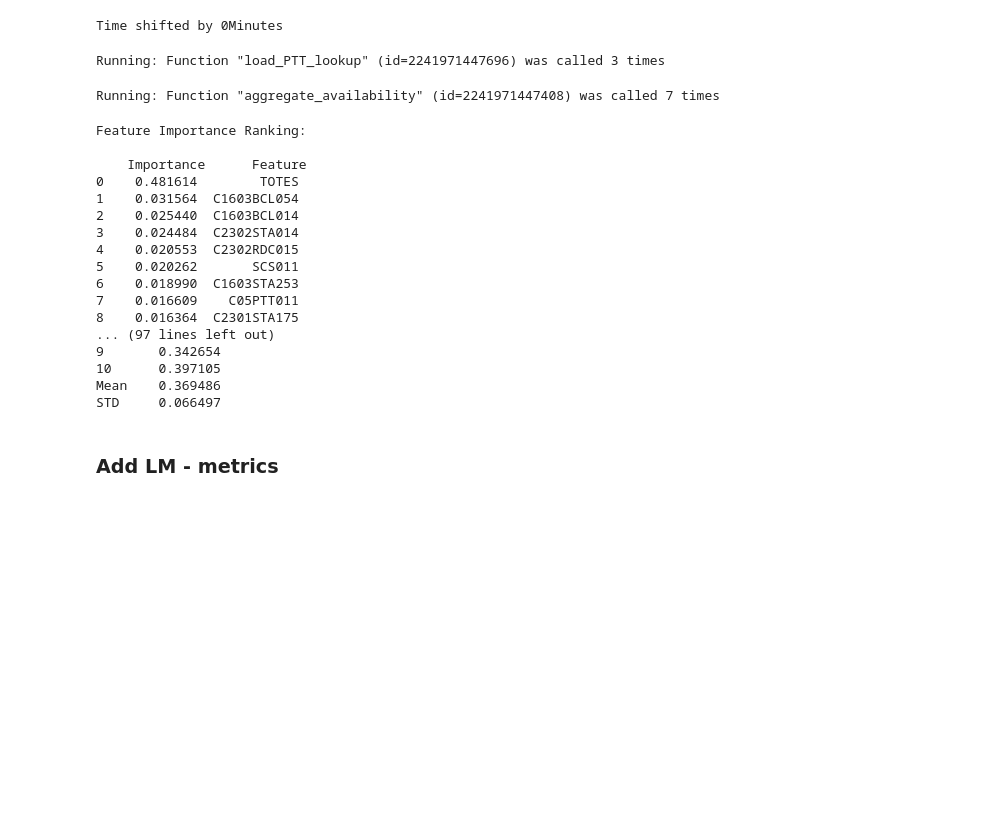
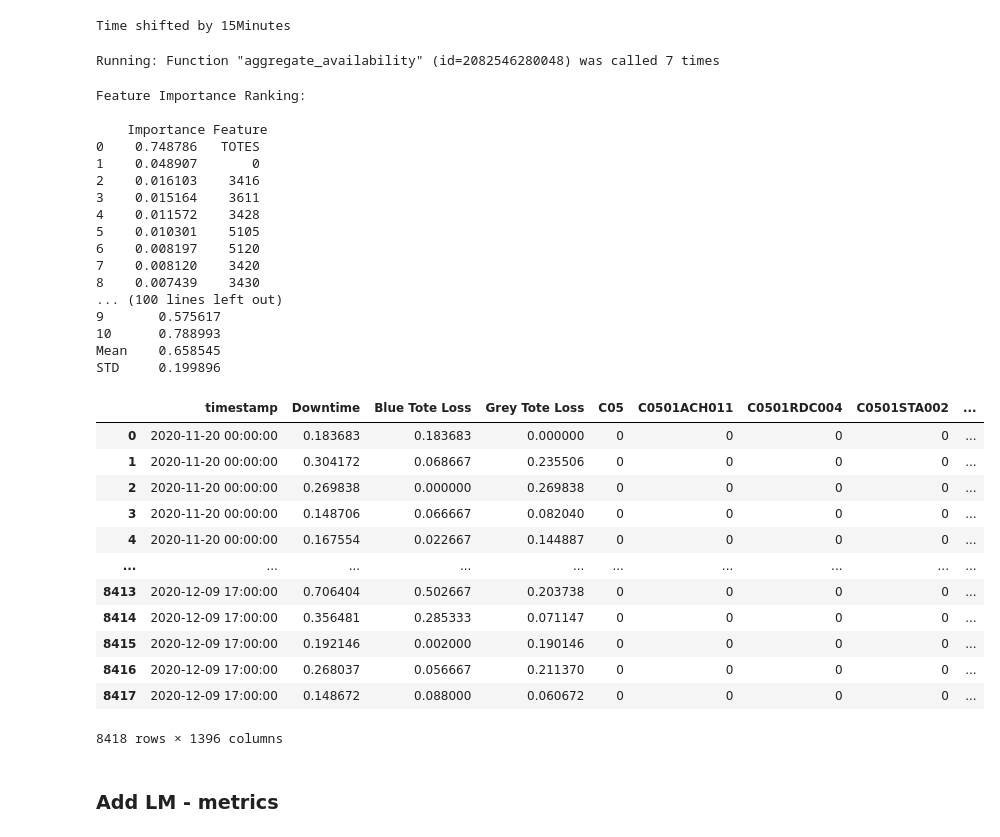
Before and after one commit to ch4413/scs, a Jupyter notebook: notebooks/Basic Model Jamie.ipynb, the cells around one changed output. Cells and saved outputs as stored; diff of their text form; code cells hidden in the pictures; blank space fills up the shorter version.

```diff
--- a/notebooks/Basic Model Jamie.ipynb
+++ b/notebooks/Basic Model Jamie.ipynb
@@ -42,28 +42,28 @@ Running: Function "load_ID_lookup" (id=2241971447984) was called 1 times
 duplicated location faults removed - max duration kept
 HOTFIX: Quadrant only faults, PTT Asset Code update
 # %%
-fa_floor = feat.floor_shift_time_fa(fa, shift=0)
+fa_floor = feat.floor_shift_time_fa(fa, shift=15)
 # %% [output]
-Time shifted by 0Minutes
+Time shifted by 15Minutes
 # %%
-fa_sel = feat.get_data_faults(fa_floor, modules=[1],PTT = 'PTT011')
+#fa_sel = feat.get_data_faults(fa_floor, modules=[1],PTT = 'PTT011')
 
 #fa_sel = feat.fault_select(fa_floor, fault_select_options = {'Tote Colour':['Both','Blue','Grey']})
 
-fa_agg = feat.faults_aggregate(fa_sel,fault_agg_level= 'Asset Code', agg_type = 'count')
+fa_agg = feat.faults_aggregate(fa_floor,fault_agg_level= 'Asset Code', agg_type = 'count')
-# %% [output]
-Running: Function "load_PTT_lookup" (id=2241971447696) was called 3 times
 # %%
-av_sel,at_sel = feat.av_at_select(av, at, availability_select_options = {'Pick Station' : ['PTT011']}, remove_high_AT = True, AT_limit = None)
+#av_sel,at_sel = feat.av_at_select(av, at, availability_select_options = {'Pick Station' : ['PTT011']}, remove_high_AT = True, AT_limit = None)
 
-av_agg = feat.aggregate_availability(av_sel, agg_level = 'Module')
-at_agg = feat.aggregate_totes(at_sel, agg_level = 'Module')
+av_sel,at_sel = feat.av_at_select(av, at, remove_high_AT = True, AT_limit = None)
+
+av_agg = feat.aggregate_availability(av_sel, agg_level = 'Quadrant')
+at_agg = feat.aggregate_totes(at_sel, agg_level = 'Quadrant')
 
 #at_agg = at_agg[at_agg['TOTES']>100]
 # %% [output]
-Running: Function "aggregate_availability" (id=2241971447408) was called 7 times
+Running: Function "aggregate_availability" (id=2082546280048) was called 7 times
 # %%
-df = feat.merge_av_fa_at(av_agg ,at_df=at_agg, fa_df = fa_agg , agg_level = 'Module')
+df = feat.merge_av_fa_at(av_agg ,at_df=at_agg, fa_df = fa_agg , agg_level = 'Quadrant')
 # %%
 X,y = md.gen_feat_var(df,target = 'Downtime', features = ['Totes','Faults'])
 y=y
@@ -82,41 +82,57 @@ XGB_mdl,predictions_XGB,Importance_XGB = md.run_XGB_model(X_train, X_test, y_tra
                                                                                                          'max_depth': None})
 
 selection_options= {'threshold': -np.inf,
-                    'max_features': None}
+                    'max_features': 180}
 
 X_sel_rf = md.select_features(X, y, RF_mdl, **selection_options)
 
 X_sel_lm = md.select_features(X, y, Linear_mdl, **selection_options)
 
-#X_sel_XGB = md.select_features(X, y, XGB_mdl, selection_options)
+X_sel_XGB = md.select_features(X, y, XGB_mdl, **selection_options)
 
 X_train, X_test, y_train, y_test = md.split(X_sel_lm,y,split_options = {'test_size': 0.3,
                                                                        'random_state': None})
 
 Linear_mdl,predictions_LM,Coeff,fit_metrics = md.run_LR_model(X_train, X_test, y_train, y_test)
 
-cv_R2 = md.cross_validate_r2(Linear_mdl, X, y)
+cv_R2 = md.cross_validate_r2(Linear_mdl, X_sel_lm, y)
 
-cv_R2 = md.cross_validate_r2(RF_mdl,X, y)
+cv_R2 = md.cross_validate_r2(RF_mdl,X_sel_rf, y)
 
-cv_R2 = md.cross_validate_r2(XGB_mdl, X, y)
+cv_R2 = md.cross_validate_r2(XGB_mdl, X_sel_XGB, y)
 # %% [output]
 Feature Importance Ranking:
 
-    Importance      Feature
-0    0.481614        TOTES
-1    0.031564  C1603BCL054
-2    0.025440  C1603BCL014
-3    0.024484  C2302STA014
-4    0.020553  C2302RDC015
-5    0.020262       SCS011
-6    0.018990  C1603STA253
-7    0.016609    C05PTT011
-8    0.016364  C2301STA175
-... (97 lines left out)
-9       0.342654
-10      0.397105
-Mean    0.369486
-STD     0.066497
+    Importance Feature
+0    0.748786   TOTES
+1    0.048907       0
+2    0.016103    3416
+3    0.015164    3611
+4    0.011572    3428
+5    0.010301    5105
+6    0.008197    5120
+7    0.008120    3420
+8    0.007439    3430
+... (100 lines left out)
+9       0.575617
+10      0.788993
+Mean    0.658545
+STD     0.199896
+# %%
+df
+# %% [output]
+|  | timestamp | Downtime | Blue Tote Loss | Grey Tote Loss | C05 | C0501ACH011 | C0501RDC004 | C0501STA002 | ... |
+| 0 | 2020-11-20 00:00:00 | 0.183683 | 0.183683 | 0.000000 | 0 | 0 | 0 | 0 | ... |
+| 1 | 2020-11-20 00:00:00 | 0.304172 | 0.068667 | 0.235506 | 0 | 0 | 0 | 0 | ... |
+| 2 | 2020-11-20 00:00:00 | 0.269838 | 0.000000 | 0.269838 | 0 | 0 | 0 | 0 | ... |
+| 3 | 2020-11-20 00:00:00 | 0.148706 | 0.066667 | 0.082040 | 0 | 0 | 0 | 0 | ... |
+| 4 | 2020-11-20 00:00:00 | 0.167554 | 0.022667 | 0.144887 | 0 | 0 | 0 | 0 | ... |
+| ... | ... | ... | ... | ... | ... | ... | ... | ... | ... |
+| 8413 | 2020-12-09 17:00:00 | 0.706404 | 0.502667 | 0.203738 | 0 | 0 | 0 | 0 | ... |
+| 8414 | 2020-12-09 17:00:00 | 0.356481 | 0.285333 | 0.071147 | 0 | 0 | 0 | 0 | ... |
+| 8415 | 2020-12-09 17:00:00 | 0.192146 | 0.002000 | 0.190146 | 0 | 0 | 0 | 0 | ... |
+| 8416 | 2020-12-09 17:00:00 | 0.268037 | 0.056667 | 0.211370 | 0 | 0 | 0 | 0 | ... |
+| 8417 | 2020-12-09 17:00:00 | 0.148672 | 0.088000 | 0.060672 | 0 | 0 | 0 | 0 | ... |
+8418 rows × 1396 columns
 # %% [markdown]
 ### Add LM - metrics
```
Also changed, not shown: parts of 15 cells of this notebook, 2 other files.
